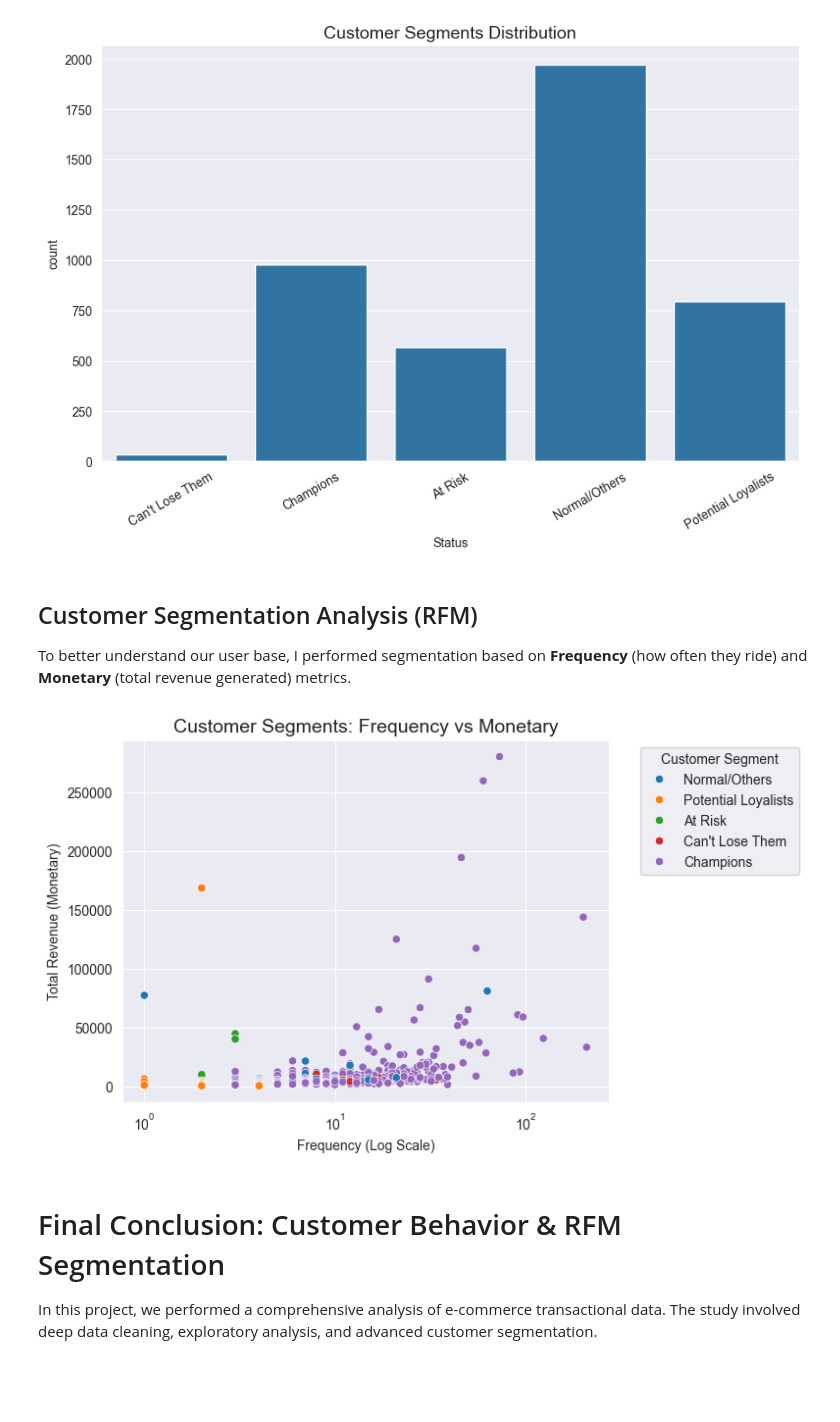
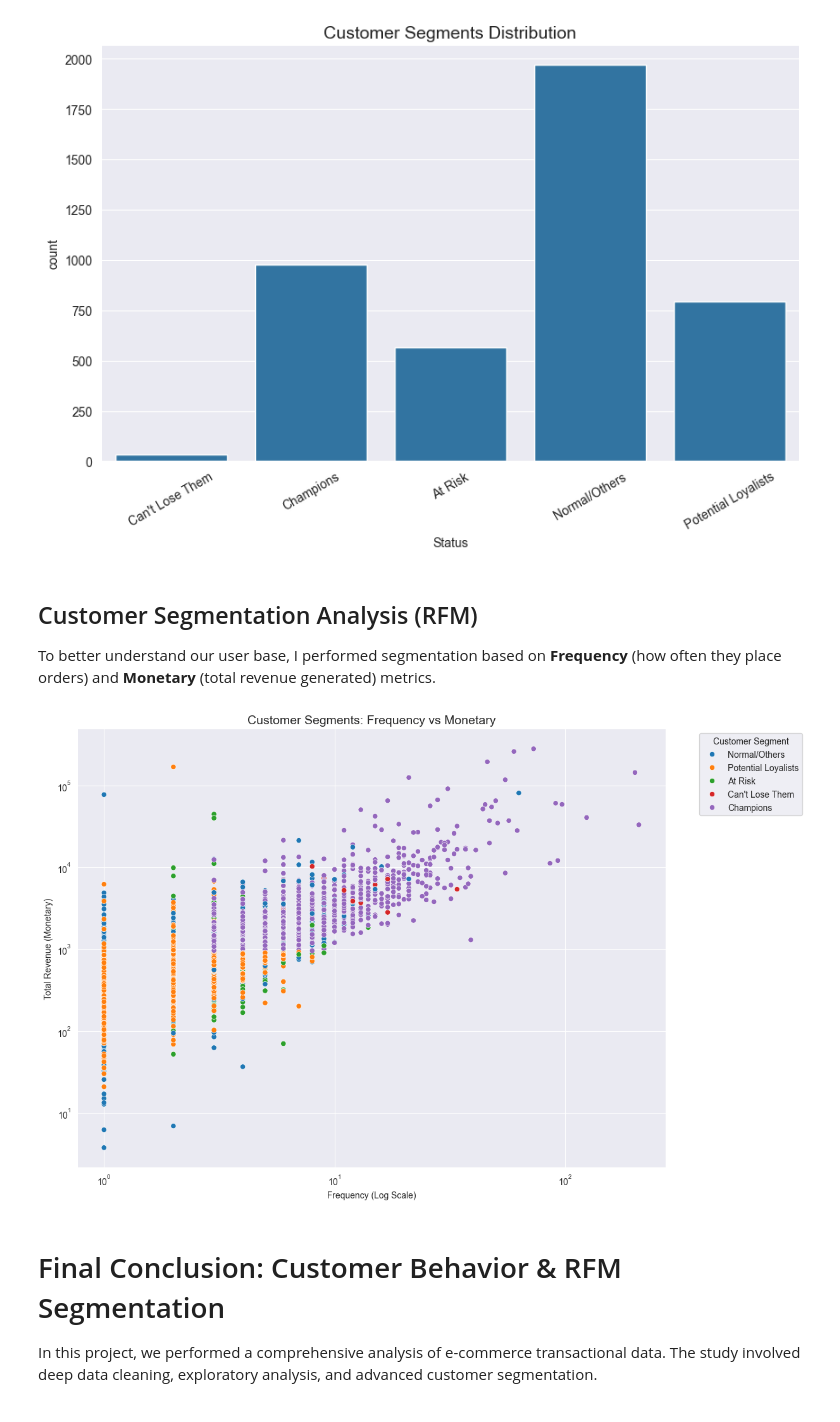
Before and after one commit to KirillOleinikovJ/ecommerce-rfm-segmentation, a Jupyter notebook: retail.ipynb, the cells around one changed output. Saved outputs shown, nothing was run; the diff lists cells and outputs as text; code cells hidden in the pictures; blank space fills up the shorter version.

```diff
--- a/retail.ipynb
+++ b/retail.ipynb
@@ -402,20 +402,24 @@ Name: count, dtype: int64
 # %% [markdown]
 ##  Customer Segmentation Analysis (RFM)
 
-To better understand our user base, I performed segmentation based on **Frequency** (how often they ride) and **Monetary** (total revenue generated) metrics.
+To better understand our user base, I performed segmentation based on **Frequency** (how often they place orders) and **Monetary** (total revenue generated) metrics.
 # %%
+plt.figure(figsize=(12, 9))
+
 sns.scatterplot(data=clients_df, x='Frequency', y='Monetary', hue='Status',
                 hue_order=['Normal/Others', 'Potential Loyalists', 'At Risk', "Can't Lose Them", 'Champions'])
 
+
 plt.xscale('log') # Logarithmic scale helps visualize clusters more clearly
+plt.yscale('log')
 plt.title('Customer Segments: Frequency vs Monetary', fontsize=14)
 plt.xlabel('Frequency (Log Scale)')
 plt.ylabel('Total Revenue (Monetary)')
 plt.legend(title='Customer Segment', bbox_to_anchor=(1.05, 1), loc='upper left')
 
 plt.show()
 # %% [output]
-[figure, old version]
+[figure, new version]
 # %% [markdown]
 #  Final Conclusion: Customer Behavior & RFM Segmentation
 
```
Also changed, not shown: parts of 1 cell of this notebook.
